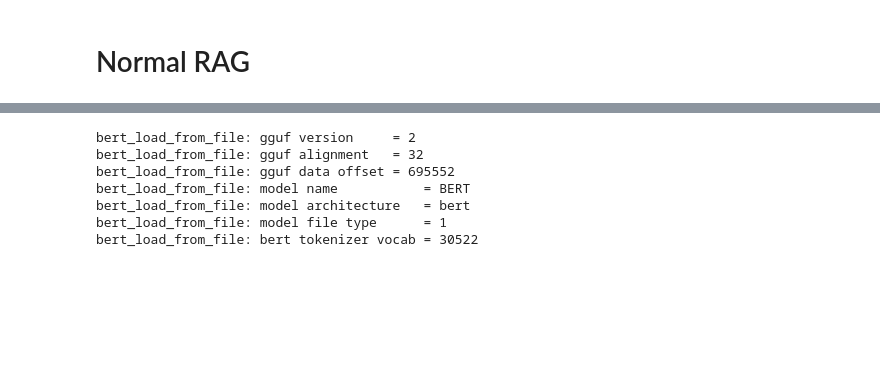
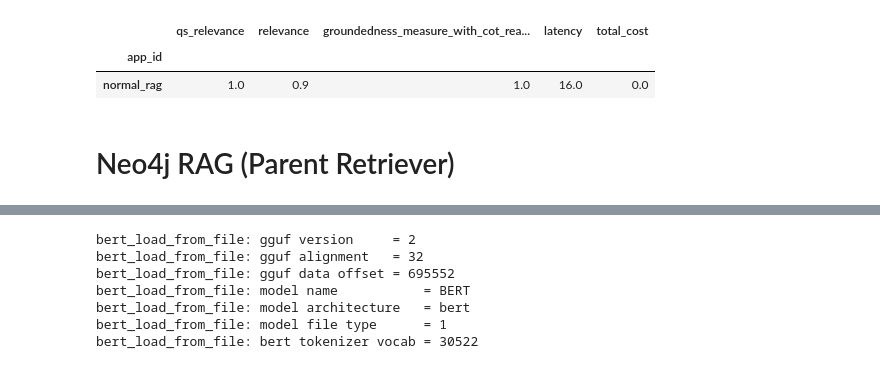
Before and after one commit to samvardhan777/rag_llm, a Jupyter notebook: rag_exercise.ipynb, the cells around one changed output, grey strips where cells are left out. Drawn from its saved outputs; the diff is of its cells as text; code cells hidden in the pictures; blank space fills up the shorter version.

```diff
--- a/rag_exercise.ipynb
+++ b/rag_exercise.ipynb
@@ -20,3 +242,11 @@ from langchain.chains import RetrievalQA
+# %%
+tru.get_leaderboard(app_ids=[])
+# %% [output]
+|  | qs_relevance | relevance | groundedness_measure_with_cot_rea... | latency | total_cost |
+| app_id |  |  |  |  |  |
+| normal_rag | 1.0 | 0.9 | 1.0 | 16.0 | 0.0 |
+# %% [markdown]
+# Neo4j RAG (Parent Retriever)
 # %%
 graph = Neo4jGraph(
     url='bolt://localhost:7687',
@@ -35,2 +255,0 @@ raw_documents = loader_1.load() + loader.load() + system_1.load() + system_2.loa
-# %% [markdown]
-# Normal RAG
```
Also changed, not shown: parts of 45 cells of this notebook, 1 other file.
